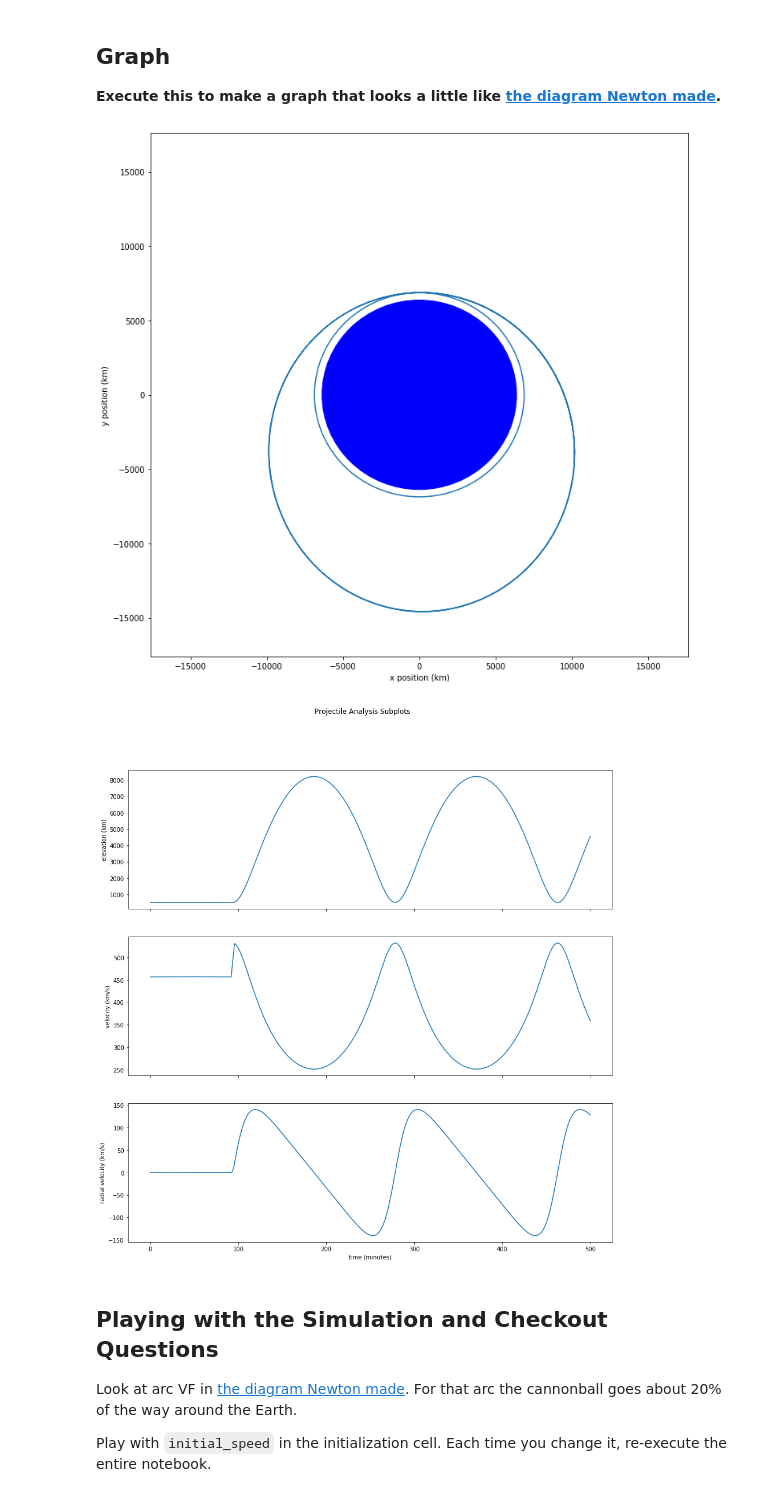
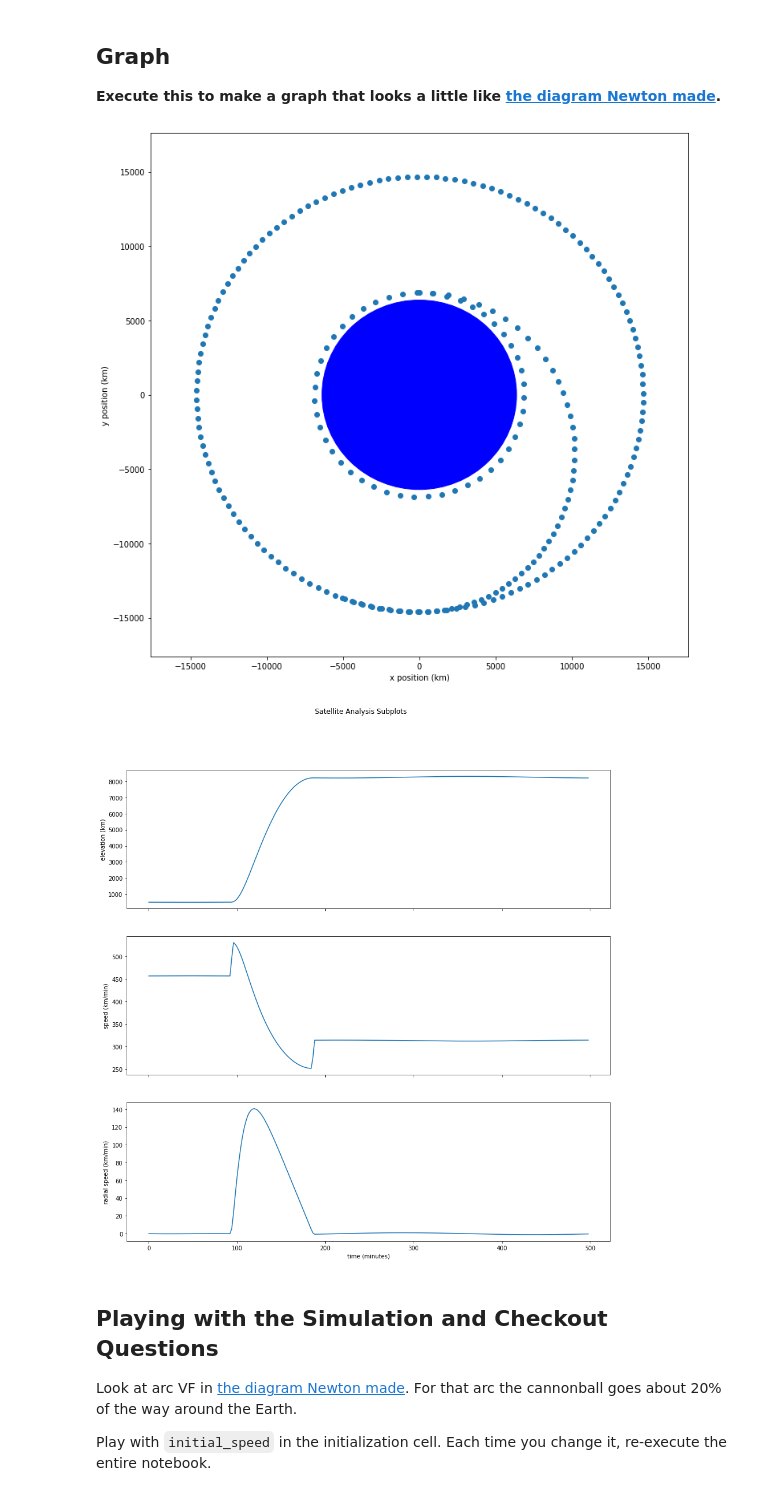
Before and after one commit to brianhill/loops-and-orbits, a Jupyter notebook: notebooks/lao-3-4.ipynb, the cells around one changed output. Cells and saved outputs as stored; diff of their text form; code cells hidden in the pictures.

Commit message:
Got scatter dots back.

```diff
--- a/notebooks/lao-3-4.ipynb
+++ b/notebooks/lao-3-4.ipynb
@@ -39,12 +39,13 @@ radius_of_earth = 6371.0 # Earth radius in km
 initial_position = [0.0, radius_of_earth + 500.0]  # satellite begins at a 500 km high orbit
 initial_velocity = [456.7, 0.0]                    # 456.7 km/min maintains the 500 km high orbit
 
-# We time the burns
-burns = [(92, 3.8)] #, (184.8, 3.13)]
+# Properties of burns
+burns = [(92, 3.8), (184.8, 3.13)]
+burn_strength = 20.0
 
 # The following two parameters establish the simulation time step and its maximum total duration:
 delta_t = 0.05                 # simulation time step in minutes
-simulation_time_steps = 10000  # 500 minutes worth
+simulation_time_steps = 10000  # For transfer orbit, change this to 10000 for 500 minutes worth
 # %% [markdown]
 ## Functions for Working with Vectors
 
@@ -206,10 +207,10 @@ Ran 6 tests in 0.005s
 OK
 <unittest.runner.TextTestResult run=6 errors=0 failures=0>
 # %%
-def strength_of_thrust(time: float, velocity: np.ndarray) -> float:
+def strength_of_thrust(time: float) -> float:
     for burn_begin_time, burn_duration in burns:
         if burn_begin_time < time < burn_begin_time + burn_duration:
-            return 20.0
+            return burn_strength
     # time was not during a burn
     return 0.0
 
@@ -221,7 +222,7 @@ def direction_of_thrust(velocity: np.ndarray) -> np.ndarray:
 def acceleration_from_thrust(time: float, velocity: np.ndarray) -> np.ndarray:
     # using the strength and direction function, compute
     # a 2x1 array for the acceleration from thrust
-    strength = strength_of_thrust(time, velocity)
+    strength = strength_of_thrust(time)
     direction = direction_of_thrust(velocity)
     acceleration = vector_from_length_and_angle(strength, direction)
     return acceleration
@@ -296,12 +297,29 @@ for i in range(1, simulation_time_steps):
 
 **Execute this to make a graph that looks a little like [the diagram Newton made](https://upload.wikimedia.org/wikipedia/commons/thumb/2/2f/Newton%27s_Principia_%281846%29.djvu/page519-1024px-Newton%27s_Principia_%281846%29.djvu.jpg).**
 # %%
+df = pd.DataFrame({
+    'time' : times[:],
+    'x_pos' : positions[:, 0],
+    'y_pos' : positions[:, 1],
+    'x_vel' : velocities[:, 0],
+    'y_vel' : velocities[:, 1]
+})
+# radial position
+df['r_pos'] = (df.x_pos**2 + df.y_pos**2)**(1/2)
+#
+df['elevation'] = df.r_pos - radius_of_earth
+df['speed'] = (df.x_vel**2 + df.y_vel**2)**(1/2)
+# construct a unit vector
+df['xs_pos'] = df.x_pos / df.r_pos
+df['ys_pos'] = df.y_pos / df.r_pos
+# dot the unit vector into the velocity
+df['radial_speed'] = df.x_vel * df.xs_pos + df.y_vel * df.ys_pos
+
+df = df[ df.index % 40 == 0 ]
 
 plt.figure(figsize=(12, 12))
 
-x_positions = positions[:, 0]
-y_positions = positions[:, 1]
-plt.plot(x_positions, y_positions)
+plt.scatter(df.x_pos, df.y_pos)
 
 plt.xlabel("x position (km)")
 plt.ylabel("y position (km)")
@@ -317,45 +335,27 @@ plt.ylim(-2.2 * plot_limit, 2.2 * plot_limit)
 
 plt.show()
 # %% [output]
-[figure, old version]
+[figure, new version]
 # %%
-df = pd.DataFrame({
-    'time' : times[:],
-    'x_pos' : positions[:, 0],
-    'y_pos' : positions[:, 1],
-    'x_vel' : velocities[:, 0],
-    'y_vel' : velocities[:, 1]
-})
-df['r_pos'] = (df.x_pos**2 + df.y_pos**2)**(1/2)
-df['elevation'] = df.r_pos - radius_of_earth
-df['velocity'] = (df.x_vel**2 + df.y_vel**2)**(1/2)
-df['xs_pos'] = df.x_pos / df.r_pos
-df['ys_pos'] = df.y_pos / df.r_pos
-df['radial_vel'] = df.x_vel*df.xs_pos + df.y_vel*df.ys_pos
-df['tangential_vel'] = df.x_vel*df.ys_pos - df.y_vel*df.xs_pos
-
-
-fig, axs = plt.subplots(3,figsize=(15,15),sharex=True)
-fig.suptitle('Projectile Analysis Subplots')
+fig, axs = plt.subplots(3, figsize=(15, 15), sharex=True)
+fig.suptitle('Satellite Analysis Subplots')
 
 axs[0].set_ylabel('elevation (km)')
 axs[0].plot(df.time, df.elevation)
 
-axs[1].set_ylabel('velocity (km/min)')
-axs[1].plot(df.time, df.velocity)
+axs[1].set_ylabel('speed (km/min)')
+axs[1].plot(df.time, df.speed)
 
-axs[2].set_ylabel('radial velocity (km/min)')
+axs[2].set_ylabel('radial speed (km/min)')
 axs[2].set_xlabel('time (minutes)')
-dummy = axs[2].plot(df.time, df.radial_vel)
-
-
+dummy = axs[2].plot(df.time, df.radial_speed)
 
 # Example of how to create a new data-frame from an existing one.
 #
 # df1 = df[ df.elevation > 0 ]
 #
 # %% [output]
-[figure, old version]
+[figure, new version]
 # %% [markdown]
 ## Playing with the Simulation and Checkout Questions
 
```
